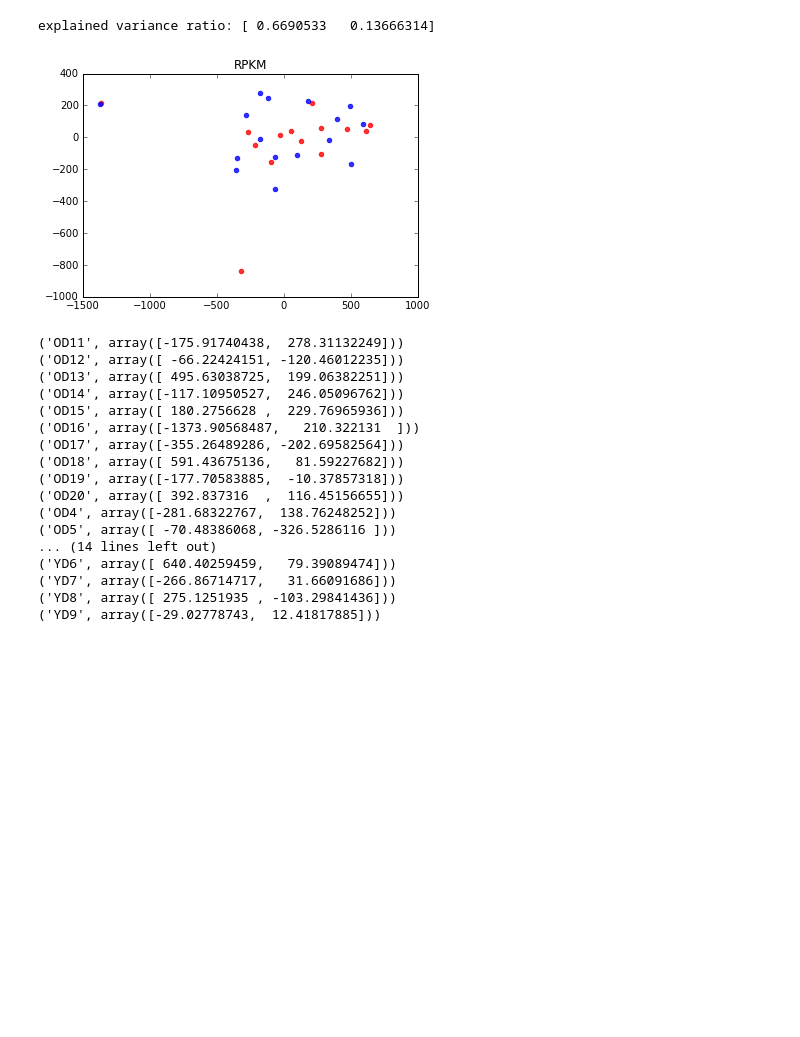
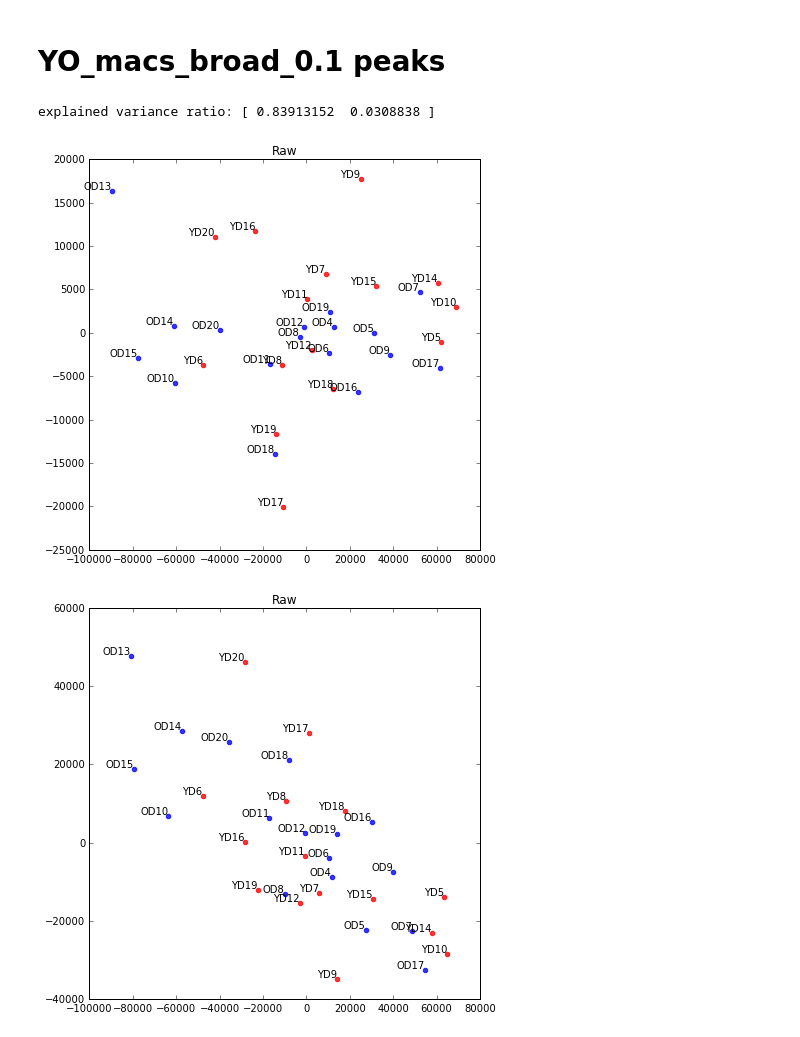
Before and after one commit to JetBrains-Research/washu, a Jupyter notebook: notebooks/k4me1_peaks_signal.ipynb, the cells around one changed output. Saved outputs shown, nothing was run; the diff lists cells and outputs as text; code cells hidden in the pictures; blank space fills up the shorter version.

Commit message:
Snapshot: union macs2 --broad 0.1 peaks signals

```diff
--- a/notebooks/k4me1_peaks_signal.ipynb
+++ b/notebooks/k4me1_peaks_signal.ipynb
@@ -43,27 +81,15 @@ def signal_pca(signal, title):
+# %% [markdown]
+# YO_macs_broad_0.1 peaks
 # %%
-FOLDER = '/Volumes/WD/scratch/artyomov_lab_aging/Y10OD10/chipseq/processed/k4me1/k4me1_peaks_signal/'
-signal_df = pd.read_csv(FOLDER + 'YO_macs_broad_0.1_rpkm.csv')
-signal = signal_df.drop(['chr', 'start', 'end', 'OD10'], axis=1).transpose()
-signal_pca(signal, 'RPKM')
+FOLDER='/Volumes/WD/scratch/artyomov_lab_aging/Y10OD10/chipseq/processed/k4me1/k4me1_20vs20_reseq_bams_unique/coverages/YO_macs_broad_0.1/'
+signal_df = pd.read_csv(FOLDER + 'YO_macs_broad_0.1_raw.csv')
+signal = signal_df.drop(['chr', 'start', 'end', 'OD_input_unique', 'YD_input_unique'], axis=1).transpose()
+signal_pca(signal, 'Raw')
+signal_mds(signal, 'Raw')
+signal_lda(signal, 'Raw')
 # %% [output]
-explained variance ratio: [ 0.6690533   0.13666314]
+explained variance ratio: [ 0.83913152  0.0308838 ]
-[figure, old version]
+[figure, new version]
-('OD11', array([-175.91740438,  278.31132249]))
-('OD12', array([ -66.22424151, -120.46012235]))
-('OD13', array([ 495.63038725,  199.06382251]))
-('OD14', array([-117.10950527,  246.05096762]))
-('OD15', array([ 180.2756628 ,  229.76965936]))
-('OD16', array([-1373.90568487,   210.322131  ]))
-('OD17', array([-355.26489286, -202.69582564]))
-('OD18', array([ 591.43675136,   81.59227682]))
-('OD19', array([-177.70583885,  -10.37857318]))
-('OD20', array([ 392.837316  ,  116.45156655]))
-('OD4', array([-281.68322767,  138.76248252]))
-('OD5', array([ -70.48386068, -326.5286116 ]))
-... (14 lines left out)
-('YD6', array([ 640.40259459,   79.39089474]))
-('YD7', array([-266.86714717,   31.66091686]))
-('YD8', array([ 275.1251935 , -103.29841436]))
-('YD9', array([-29.02778743,  12.41817885]))
+[figure, added]
 # %%
 signal_df = pd.read_csv(FOLDER + 'YO_macs_broad_0.1_by_mln.csv')
```
Also changed, not shown: parts of 7 cells of this notebook.
